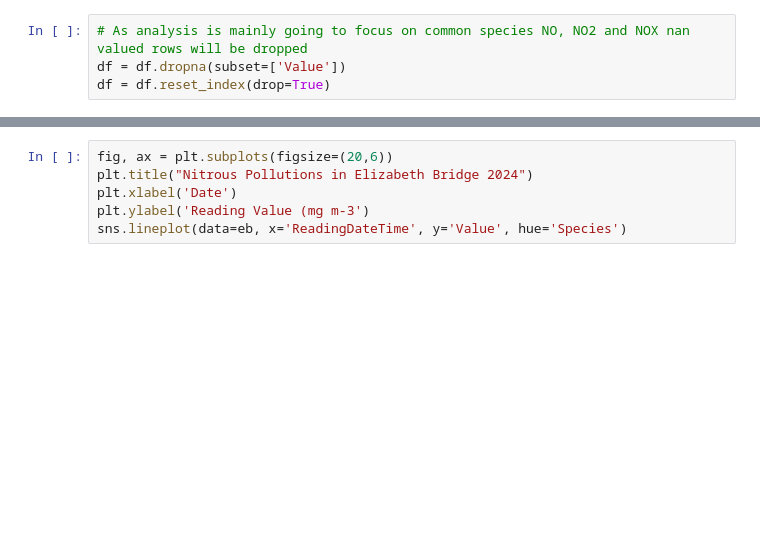
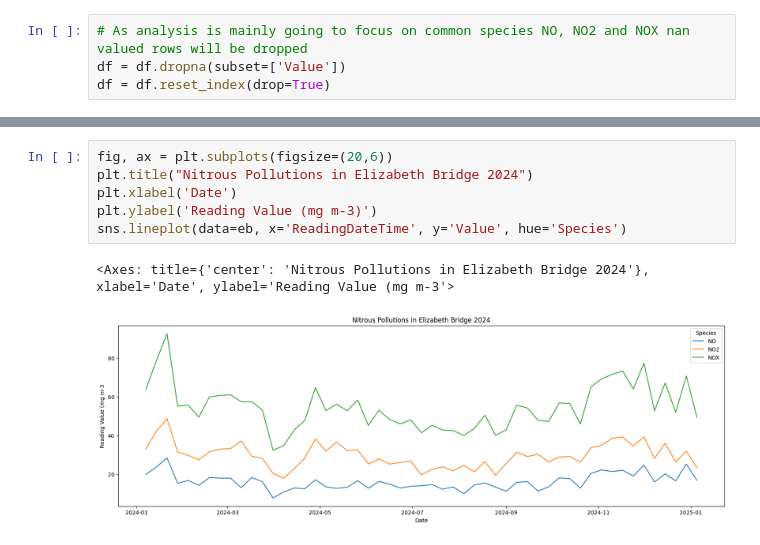
Before and after one commit to trow-land/Data-Science, a Jupyter notebook: Westminster Pollution/notebooks/explore_data.ipynb, the cells around one changed output, grey strips where cells are left out. Cells and saved outputs as stored; diff of their text form; blank space fills up the shorter version.

```diff
--- a/Westminster Pollution/notebooks/explore_data.ipynb
+++ b/Westminster Pollution/notebooks/explore_data.ipynb
@@ -100,6 +217,9 @@ print(len(eb))
 # %%
 fig, ax = plt.subplots(figsize=(20,6))
 plt.title("Nitrous Pollutions in Elizabeth Bridge 2024")
 plt.xlabel('Date')
-plt.ylabel('Reading Value (mg m-3')
+plt.ylabel('Reading Value (mg m-3)')
 sns.lineplot(data=eb, x='ReadingDateTime', y='Value', hue='Species')
+# %% [output]
+<Axes: title={'center': 'Nitrous Pollutions in Elizabeth Bridge 2024'}, xlabel='Date', ylabel='Reading Value (mg m-3'>
+[figure, added]
```
Also changed, not shown: parts of 11 cells of this notebook.
